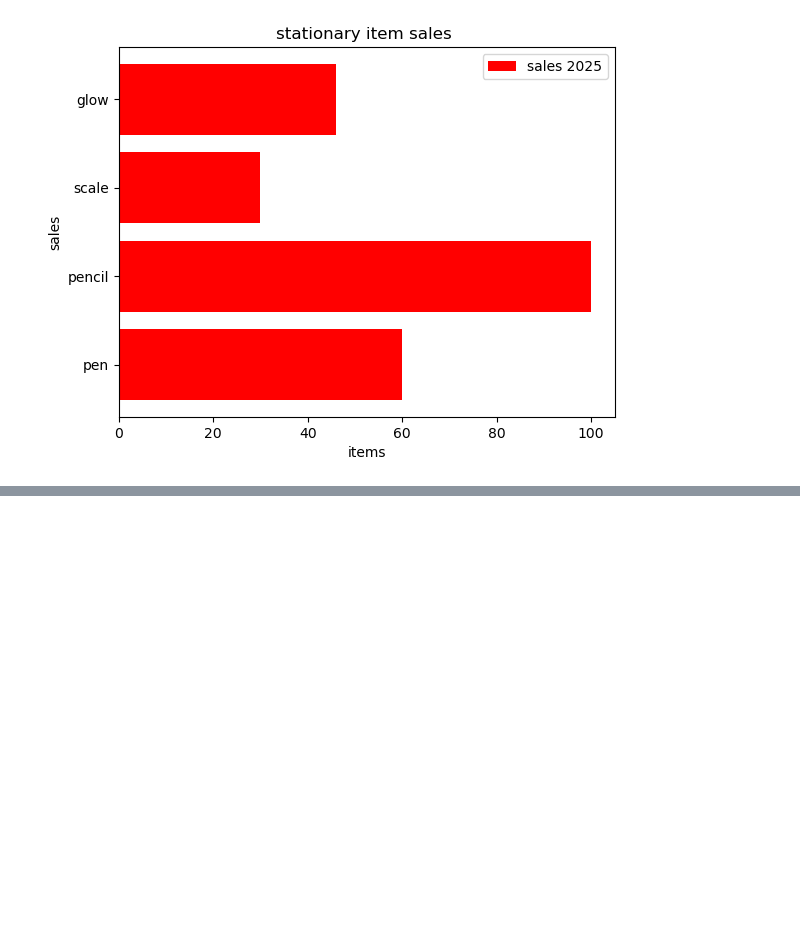
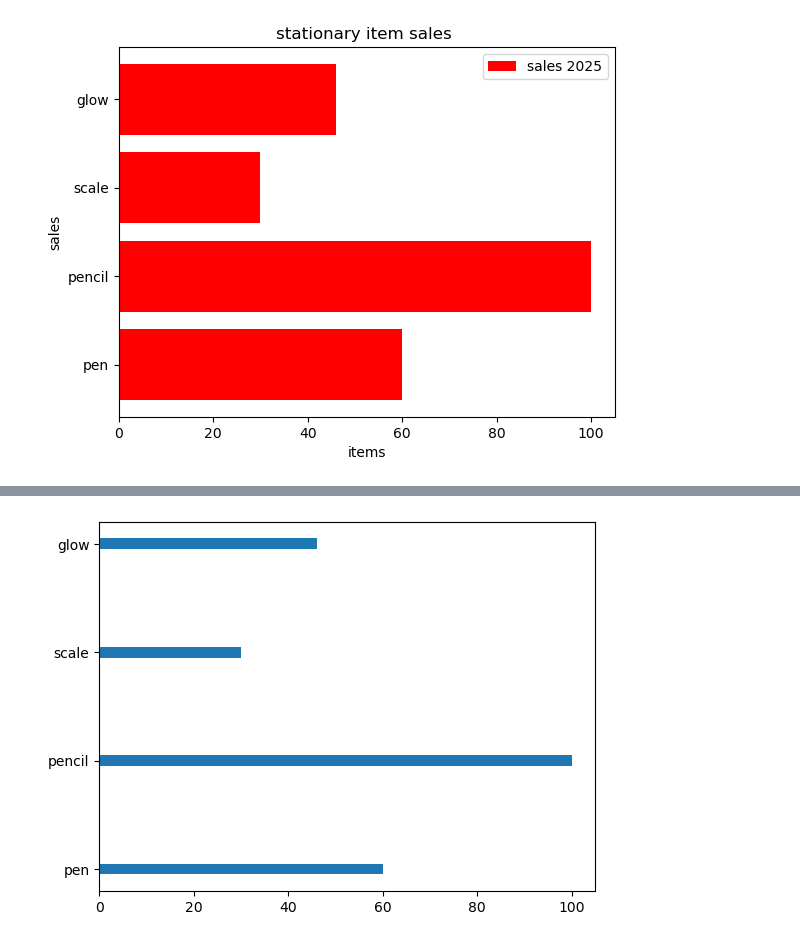
Before and after one commit to Yashshakya1/jupyter_nootbook, a Jupyter notebook: data science(self learning)/matplotlib/bar_charts.ipynb, the cells around one changed output, grey strips where cells are left out. Drawn from its saved outputs; the diff is of its cells as text; code cells hidden in the pictures; blank space fills up the shorter version.

```diff
--- a/data science(self learning)/matplotlib/bar_charts.ipynb
+++ b/data science(self learning)/matplotlib/bar_charts.ipynb
@@ -24,0 +30,5 @@ Text(0, 0.5, 'sales')
+# %%
+plt.barh(x,y,height=0.1)# The default height value is 0.8
+plt.show()
+# %% [output]
+[figure, added]
```
Also changed, not shown: parts of 6 cells of this notebook.
